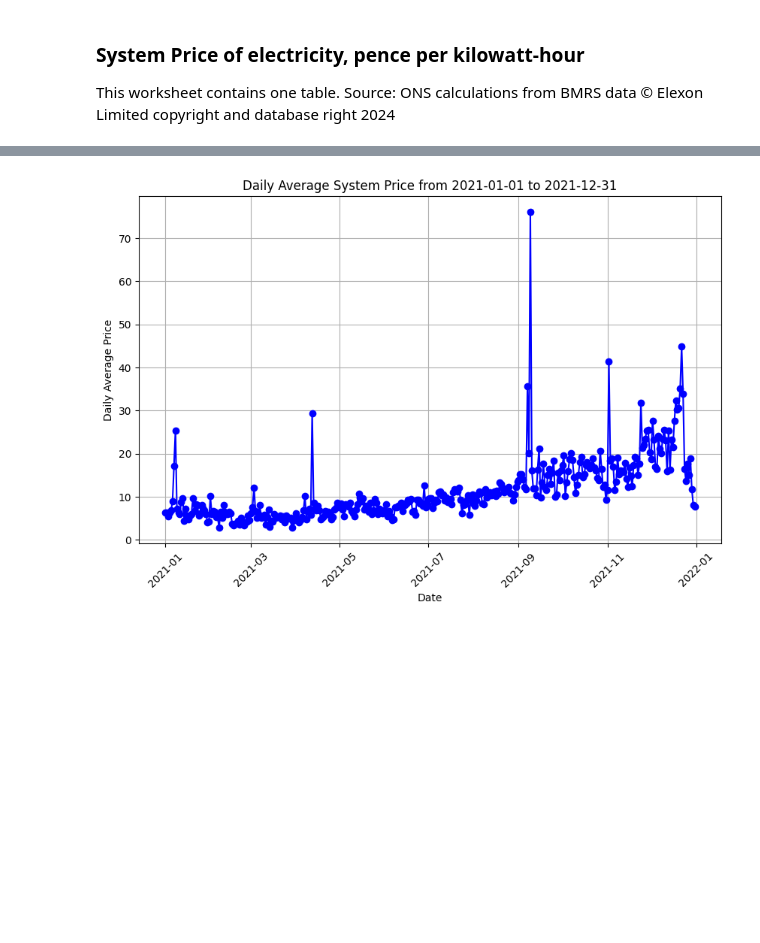
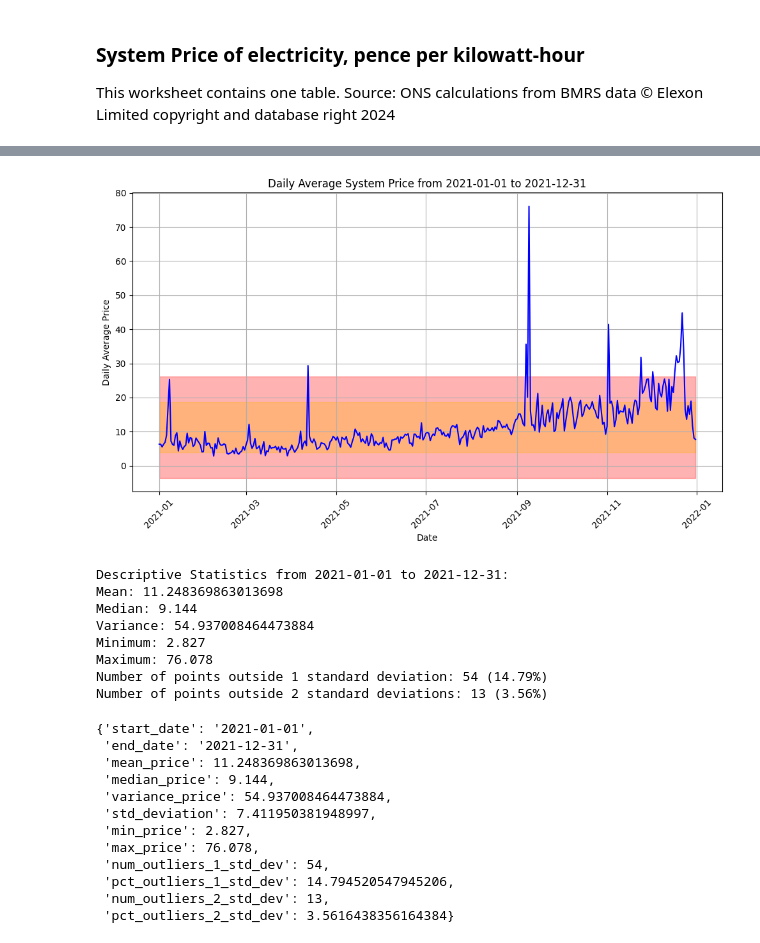
Before and after one commit to williamrodz/llm_for_ts_electricity_prices_forecasting, a Jupyter notebook: system_price.ipynb, the cells around one changed output, grey strips where cells are left out. Drawn from its saved outputs; the diff is of its cells as text; code cells hidden in the pictures; blank space fills up the shorter version.

```diff
--- a/system_price.ipynb
+++ b/system_price.ipynb
@@ -25,6 +26,8 @@ This worksheet contains one table.
 Source: ONS calculations from BMRS data © Elexon Limited copyright and database right 2024
 # %%
 system_prices = pd.read_excel("electricitypricesdataset270624.xlsx", sheet_name="Data")
+system_prices['Date'] = pd.to_datetime(system_prices['Date'])
+system_prices.set_index('Date')
 system_prices.head()
 # %% [output]
 |  | Date | Daily average | 7-day average |
@@ -85,5 +174,25 @@ plot_system_prices_for_date_range('2020-01-01', '2020-12-31')
 # %%
-plot_system_prices_for_date_range('2021-01-01', '2021-12-31')
+plot_data_for_date_range(system_prices,'2021-01-01', '2021-12-31')
 # %% [output]
-[figure, old version]
+[figure, new version]
+Descriptive Statistics from 2021-01-01 to 2021-12-31:
+Mean: 11.248369863013698
+Median: 9.144
+Variance: 54.937008464473884
+Minimum: 2.827
+Maximum: 76.078
+Number of points outside 1 standard deviation: 54 (14.79%)
+Number of points outside 2 standard deviations: 13 (3.56%)
+{'start_date': '2021-01-01',
+ 'end_date': '2021-12-31',
+ 'mean_price': 11.248369863013698,
+ 'median_price': 9.144,
+ 'variance_price': 54.937008464473884,
+ 'std_deviation': 7.411950381948997,
+ 'min_price': 2.827,
+ 'max_price': 76.078,
+ 'num_outliers_1_std_dev': 54,
+ 'pct_outliers_1_std_dev': 14.794520547945206,
+ 'num_outliers_2_std_dev': 13,
+ 'pct_outliers_2_std_dev': 3.5616438356164384}
 # %%
```
Also changed, not shown: parts of 17 cells of this notebook, 1 other file.
